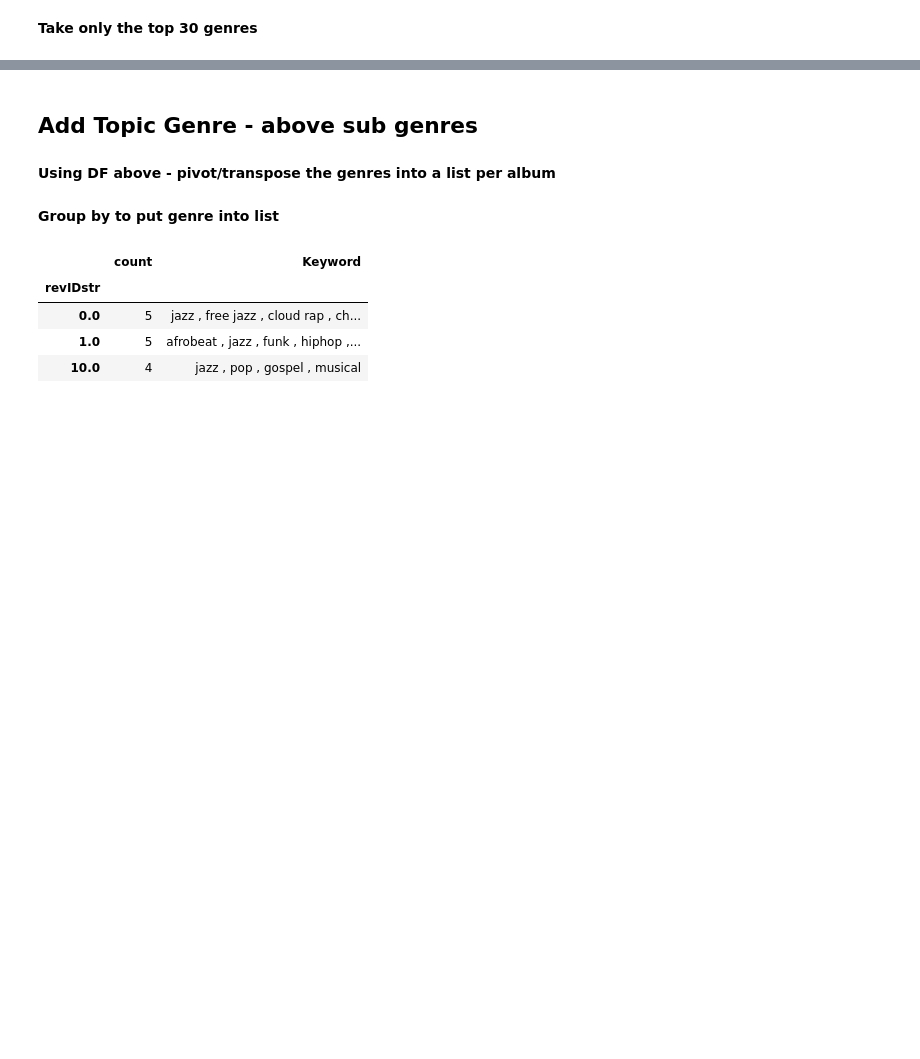
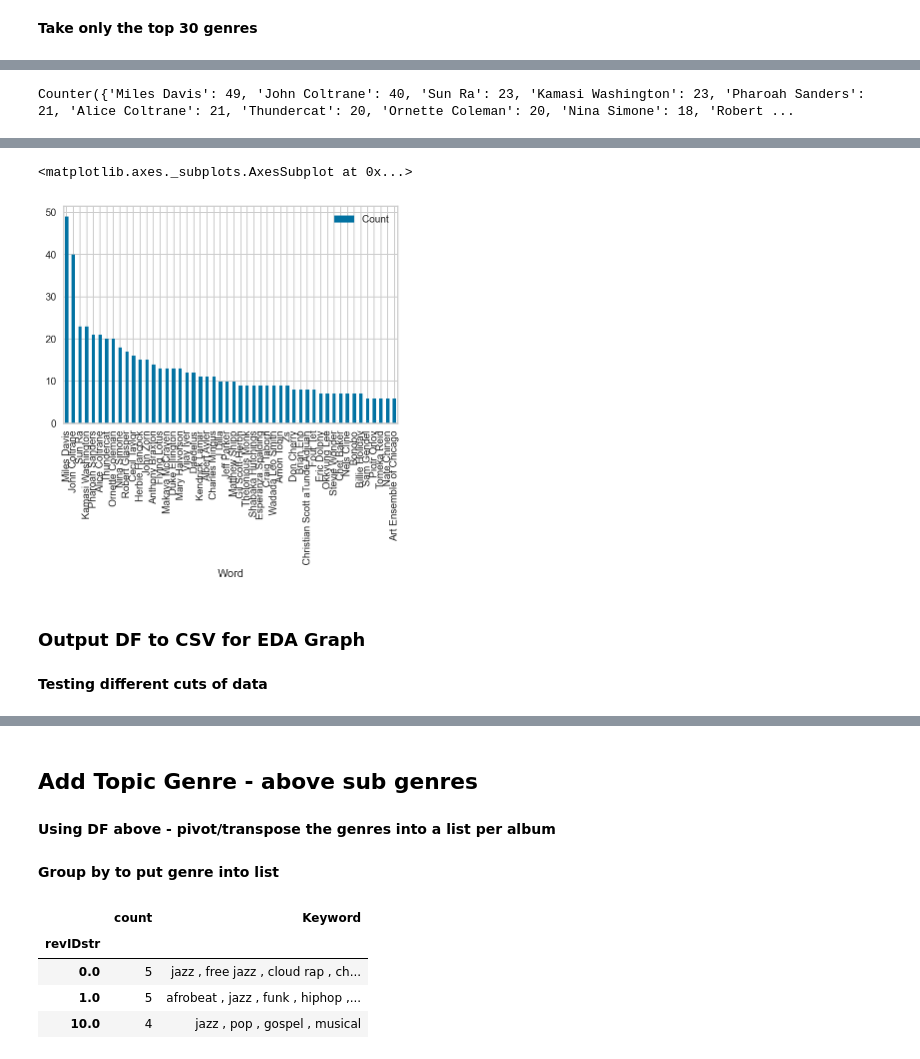
Before and after one commit to chan-chris/Metis_proj5, a Jupyter notebook: pgms/01_pitchfork_review_analysis.ipynb, the cells around one changed output, grey strips where cells are left out. Cells and saved outputs as stored; diff of their text form; code cells hidden in the pictures; blank space fills up the shorter version.

```diff
--- a/pgms/01_pitchfork_review_analysis.ipynb
+++ b/pgms/01_pitchfork_review_analysis.ipynb
@@ -914,0 +940,8 @@ plt.show()
+# %%
+# strip blank spaces and other nums after periods
+res = []
+for ele in test:
+    x=ele.split(".",1)
+    y=x[0]
+    z=y.strip()
+    res.append(z)
@@ -914,0 +968,66 @@ plt.show()
+# %%
+remwords = ['Electronic', 'Experimental','Pop/R&B', 'Rock','Rough Trade', 'SoundCloud', 'Rap', 'Metal','Global','','Seth Colter Walls',
+           'Mark Richardson','Joe Tangari','Andy Beta','Dominique Leone','Chris Dahlen', 'Brian Howe','Marc Masters','Paul Cooper',
+            'Grayson Currin','Matthew Murphy','Marcus J','Nate Patrin','Mike Powell','Marty Sartini Garner', 'Kind of Blue','Jonathan Zwickel',
+            'Jay Balfour','Bitches Brew','Dean Van Nguyen','Grayson Haver Currin' ,'Steve Lehman','Matthew Kassel','Folk/Country','Nate Chinen'
+            'Phillip Mlynar' ,'Mark Martelli','Daniel Felsenthal','Steven Arroyo','A Love Supreme']
+
+for word in list(res):  # iterating on a copy since removing will mess things up
+    if word in remwords:
+        res.remove(word)
+# %%
+from collections import Counter
+counts = Counter(res)
+#counts.most_common(3)
+print(counts)
+# %% [output]
+Counter({'Miles Davis': 49, 'John Coltrane': 40, 'Sun Ra': 23, 'Kamasi Washington': 23, 'Pharoah Sanders': 21, 'Alice Coltrane': 21, 'Thundercat': 20, 'Ornette Coleman': 20, 'Nina Simone': 18, 'Robert ...
+# %%
+import collections
+import pandas as pd
+import matplotlib.pyplot as plt
+%matplotlib inline
+
+# Read input file, note the encoding is specified here
+# It may be different in your text file
+# file = open('../data/rev_corp_test.txt', encoding="utf8")
+# a= file.read()
+# Stopwords
+
+# stopwords = set(line.strip() for line in open('stopwords.txt'))
+# stopwords = stopwords.union(set(['mr','mrs','one','two','said']))
+# Instantiate a dictionary, and for every word in the file,
+# Add to the dictionary if it doesn't exist. If it does, increase the count.
+wordcount = {}
+
+# To eliminate duplicates, remember to split by punctuation, and use case demiliters.
+for word in res: # a.lower().split():
+    word = word.replace(".","")
+    word = word.replace(",","")
+    word = word.replace(":","")
+    word = word.replace("\"","")
+    word = word.replace("!","")
+    word = word.replace("â€œ","")
+    word = word.replace("â€˜","")
+    word = word.replace("*","")
+    if word not in mystops: #my_stop_words: #stopwords:
+        if word not in wordcount:
+            wordcount[word] = 1
+        else:
+            wordcount[word] += 1
+# Print most common word
+n_print = int(input("How many most common words to print: "))
+print("\nOK. The {} most common words are as follows\n".format(n_print))
+word_counter = collections.Counter(wordcount)
+
+for word, count in word_counter.most_common(n_print):
+    print(word, ": ", count)
+
+# Close the file
+#file.close()
+# Create a data frame of the most common words
+# Draw a bar chart
+lst = word_counter.most_common(n_print)
+dfwords = pd.DataFrame(lst, columns = ['Word', 'Count'])
+dfwords.plot.bar(x='Word',y='Count')
+# %% [output]
@@ -914,0 +1051,4 @@ plt.show()
+<matplotlib.axes._subplots.AxesSubplot at 0x...>
+[figure, added]
+# %% [markdown]
+### Output DF to CSV for EDA Graph
@@ -914,0 +1057,2 @@ plt.show()
+# %% [markdown]
+**Testing different cuts of data**
```
Also changed, not shown: parts of 83 cells of this notebook, 8 other files.
